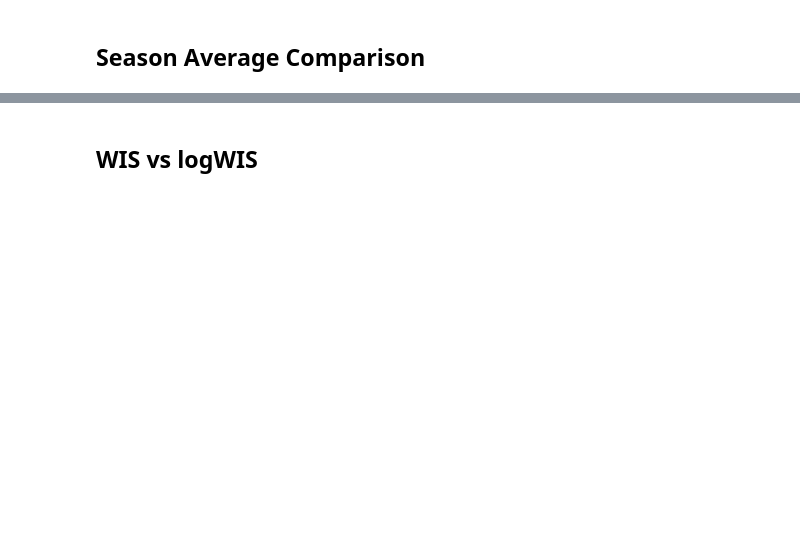
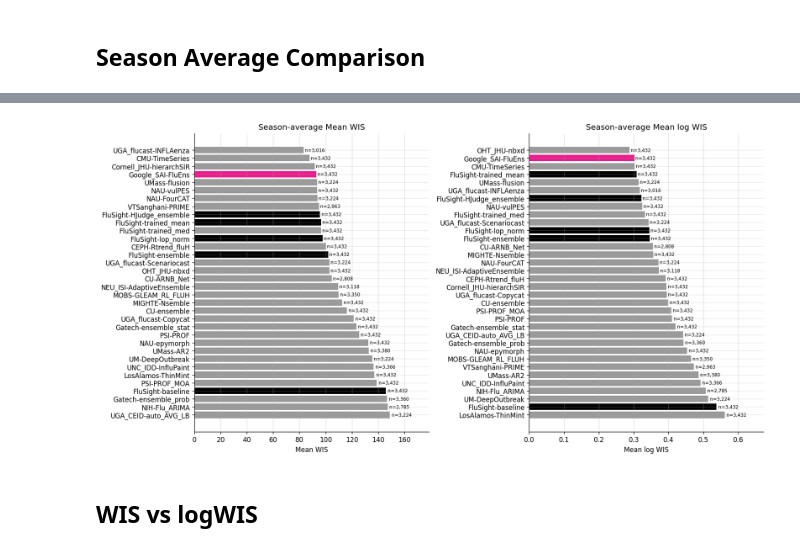
Before and after one commit to sarahmart/epi-hub-analysis, a Jupyter notebook: flu_analysis.ipynb, the cells around one changed output, grey strips where cells are left out. Cells and saved outputs as stored; diff of their text form; code cells hidden in the pictures; blank space fills up the shorter version.

```diff
--- a/flu_analysis.ipynb
+++ b/flu_analysis.ipynb
@@ -391,0 +307,86 @@ P.plot_season_bars(summary, MODEL_COLOUR)
+# %%
+elig = scores[scores["model_id"].isin(set(eligible_models) | HUB_MODELS)]
+
+summary = (
+    elig.groupby("model_id", as_index=False)
+    .agg(
+        n_tasks        = ("wis",     "size"),
+        mean_wis       = ("wis",     "mean"),
+        median_wis     = ("wis",     "median"),
+        mean_log_wis   = ("log_wis", "mean"),
+        median_log_wis = ("log_wis", "median"),
+        cov_50         = ("cov_50",  "mean"),
+        cov_95         = ("cov_95",  "mean"),
+    )
+    .sort_values("mean_log_wis")
+)
+
+_rel     = pairwise_relative_wis(elig, baseline_model=ENSEMBLE)
+_rel_log = pairwise_relative_wis(elig, baseline_model=ENSEMBLE, score_col="log_wis").rename(columns={"rel_wis": "rel_log_wis"})
+summary  = summary.merge(_rel, on="model_id", how="left").merge(_rel_log, on="model_id", how="left")
+
+# Diverging colormap for relative WIS: green (< 1) → white (= 1, ensemble) → orange → red (> 1)
+_cmap_rel = LinearSegmentedColormap.from_list(
+    "rel_wis",
+    [(0.00, "#227c49"), (0.25, "#13cb63"), (0.50, "white"), (0.75, "#fcd059"), (1.00, "#d73027")]
+)
+
+_summary_display = summary.rename(columns={
+    "model_id":        "Model",
+    "n_tasks":         "Tasks",
+    "mean_wis":        "Mean WIS",
+    "median_wis":      "Median WIS",
+    "mean_log_wis":    "Mean log WIS",
+    "median_log_wis":  "Median log WIS",
+    "rel_wis":         "Rel. WIS",
+    "rel_log_wis":     "Rel. log WIS",
+    "cov_50":          "50% coverage",
+    "cov_95":          "95% coverage",
+})
+
+# fix colour scales for relative WIS : log scales w limits:
+_rel_wis_log = np.log(_summary_display["Rel. WIS"])
+_rel_log_wis_log = np.log(_summary_display["Rel. log WIS"])
+_rel_lim = np.nanquantile(np.abs(_rel_wis_log), 0.90)
+_rel_log_lim = np.nanquantile(np.abs(_rel_log_wis_log), 0.90)
+
+display(
+    _summary_display.style
+    .format({
+        "Mean WIS":        "{:.2f}",
+        "Median WIS":      "{:.2f}",
+        "Mean log WIS":    "{:.4f}",
+        "Median log WIS":  "{:.4f}",
+        "Rel. WIS":        "{:.2f}",
+        "Rel. log WIS":    "{:.2f}",
+        "50% coverage":    "{:.1%}",
+        "95% coverage":    "{:.1%}",
+    })
+    .background_gradient(subset=["Mean WIS"],     cmap="RdYlGn_r", axis=0)
+    .background_gradient(subset=["Mean log WIS"], cmap="RdYlGn_r", axis=0)
+    .background_gradient(
+        subset=["Rel. WIS"],
+        cmap=_cmap_rel,
+        gmap=_rel_wis_log.to_frame(),
+        vmin=-_rel_lim,
+        vmax=_rel_lim,
+        axis=None,
+    )
+    .background_gradient(
+        subset=["Rel. log WIS"],
+        cmap=_cmap_rel,
+        gmap=_rel_log_wis_log.to_frame(),
+        vmin=-_rel_log_lim,
+        vmax=_rel_log_lim,
+        axis=None,
+    )
+    .apply(
+        lambda s: [f"color: {GOOGLE_PINK}; font-weight: bold"
+                   if v == GOOGLE else "" for v in s],
+        subset=["Model"], axis=0,
+    )
+    .hide(axis="index")
+)
+
+P.plot_season_bars(summary, MODEL_COLOUR)
+# %% [output]
@@ -392,3 +410,4 @@ P.plot_season_bars(summary, MODEL_COLOUR)
+[figure, new version]
 # %% [markdown]
 ## WIS vs logWIS
 # %%
```
Also changed, not shown: parts of 13 cells of this notebook, 3 other files.
